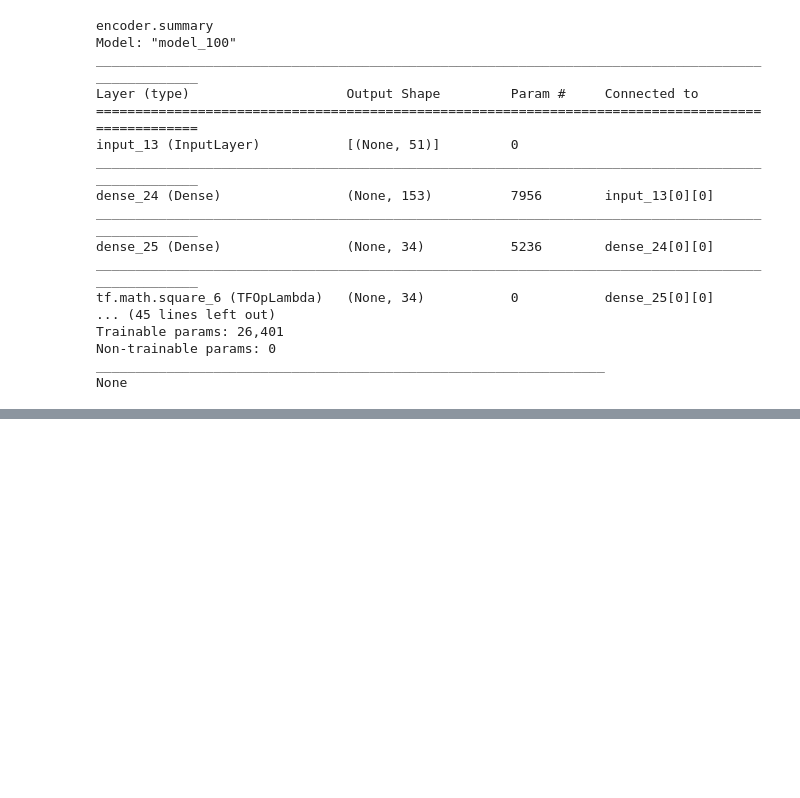
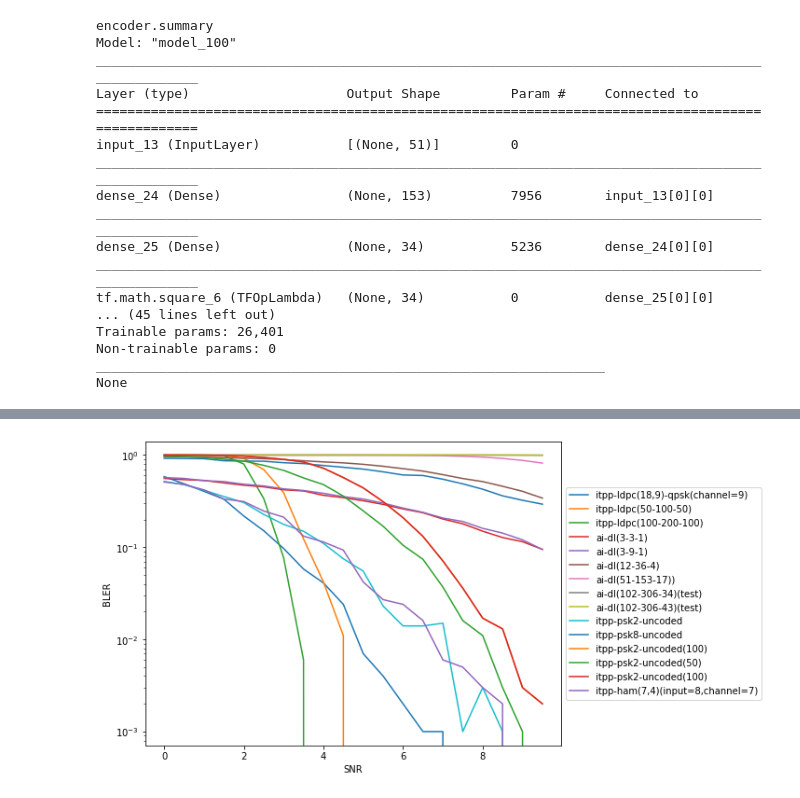
Before and after one commit to iamviji/project, a Jupyter notebook: Report/KerasBinary_In_En_Ch_PSK8.ipynb, the cells around one changed output, grey strips where cells are left out. Saved outputs shown, nothing was run; the diff lists cells and outputs as text; code cells hidden in the pictures; blank space fills up the shorter version.

```diff
--- a/Report/KerasBinary_In_En_Ch_PSK8.ipynb
+++ b/Report/KerasBinary_In_En_Ch_PSK8.ipynb
@@ -17,6 +17,9 @@ NUM_OF_INPUT_MESSAGE_TEST = 2* 1000
 NUM_OF_INPUT_MESSAGE2 = 1000*10
 NUM_OF_INPUT_MESSAGE_50 = 100* 1000
 NUM_OF_INPUT_MESSAGE_TEST_50 = 10* 1000
+NUM_OF_INPUT_MESSAGE_100 = 200* 1000
+NUM_OF_INPUT_MESSAGE_TEST_100 = 20* 1000
+
 SNR_STEP_SIZE = .5
 
 SNR_BEGIN = 0
@@ -1262,30 +1400,32 @@ ber_per_iter_dl_tensor9, bler_per_iter_dl_tensor9, channel_out9 = get_ber_bler_o
 # %%
 import matplotlib.pyplot as plt
 %matplotlib inline
 snrs = numpy.arange (SNR_BEGIN, SNR_END, SNR_STEP_SIZE)
 fig, (ax1) = plt.subplots(1,1,figsize=(8,6))
 ax1.semilogy(snrs,bler_per_iter_ldpc_itpp_psk_4,'', label="itpp-ldpc(18,9)-qpsk(channel=9)") # plot BER vs SNR
 ax1.semilogy(snrs,bler_per_iter_ldpc_50_100_itpp_psk_4,'', label="itpp-ldpc(50-100-50)") # plot BER vs SNR
 ax1.semilogy(snrs,bler_per_iter_ldpc_100_200_itpp_psk_4[5:25],'', label="itpp-ldpc(100-200-100)") # plot BER vs SNR
-ax1.semilogy(snrs,ber_per_iter_dl_tensor1,'', label="ai-dl(3-3-1)") # plot BER vs SNR
-ax1.semilogy(snrs,ber_per_iter_dl_tensor2,'', label="ai-dl(3-9-1)") # plot BER vs SNR
-ax1.semilogy(snrs,ber_per_iter_dl_tensor4,'', label="ai-dl(12-36-4)") # plot BER vs SNR
-ax1.semilogy(snrs,ber_per_iter_dl_tensor6,'', label="ai-dl(51-153-17))") # plot BER vs SNR
-ax1.semilogy(snrs,ber_per_iter_dl_tensor8,'', label="ai-dl(102-306-34)(test)") # plot BER vs SNR
-ax1.semilogy(snrs,ber_per_iter_dl_tensor9,'', label="ai-dl(102-306-43)(test)") # plot BER vs SNR
+ax1.semilogy(snrs,bler_per_iter_dl_tensor1,'', label="ai-dl(3-3-1)") # plot BER vs SNR
+ax1.semilogy(snrs,bler_per_iter_dl_tensor2,'', label="ai-dl(3-9-1)") # plot BER vs SNR
+ax1.semilogy(snrs,bler_per_iter_dl_tensor4,'', label="ai-dl(12-36-4)") # plot BER vs SNR
+ax1.semilogy(snrs,bler_per_iter_dl_tensor6,'', label="ai-dl(51-153-17))") # plot BER vs SNR
+ax1.semilogy(snrs,bler_per_iter_dl_tensor8,'', label="ai-dl(102-306-34)(test)") # plot BER vs SNR
+ax1.semilogy(snrs,bler_per_iter_dl_tensor9,'', label="ai-dl(102-306-43)(test)") # plot BER vs SNR
 #ax1.semilogy(snrs,bler_per_iter_uncoded_commpy_psk_2,'', label="commpy-psk2-uncoded") # plot BER vs SNR
 #ax1.semilogy(snrs,bler_per_iter_uncoded_commpy_psk_4,'', label="commpy-psk4-uncoded") # plot BER vs SNR
 ax1.semilogy(snrs,bler_per_iter_uncoded_itpp_psk_2,'', label="itpp-psk2-uncoded") # plot BER vs SNR
 ax1.semilogy(snrs,bler_per_iter_uncoded_itpp_psk_8,'', label="itpp-psk8-uncoded") # plot BER vs SNR
 ax1.semilogy(snrs,bler_per_iter_uncoded_100_itpp_psk_2,'', label="itpp-psk2-uncoded(100)") # plot BER vs SNR
 ax1.semilogy(snrs,bler_per_iter_uncoded_50_itpp_psk_2,'', label="itpp-psk2-uncoded(50)") # plot BER vs SNR
 ax1.semilogy(snrs,bler_per_iter_uncoded_100_itpp_psk_2,'', label="itpp-psk2-uncoded(100)") # plot BER vs SNR
 ax1.semilogy(snrs,bler_per_iter_ham_itpp_psk_4,'', label="itpp-ham(7,4)(input=8,channel=7)") # plot BER vs SNR
 ax1.set_ylabel('BLER')
 ax1.set_xlabel('SNR')
 plt.savefig('ldpc_ber_{}_{}.png'.format(2*channel_size,input_message_length))
 plt.legend(loc='center left', bbox_to_anchor=(1, 0.5))
 plt.show()
+# %% [output]
+[figure, added]
 # %%
 
 import matplotlib.pyplot as plt
```
Also changed, not shown: parts of 11 cells of this notebook.
